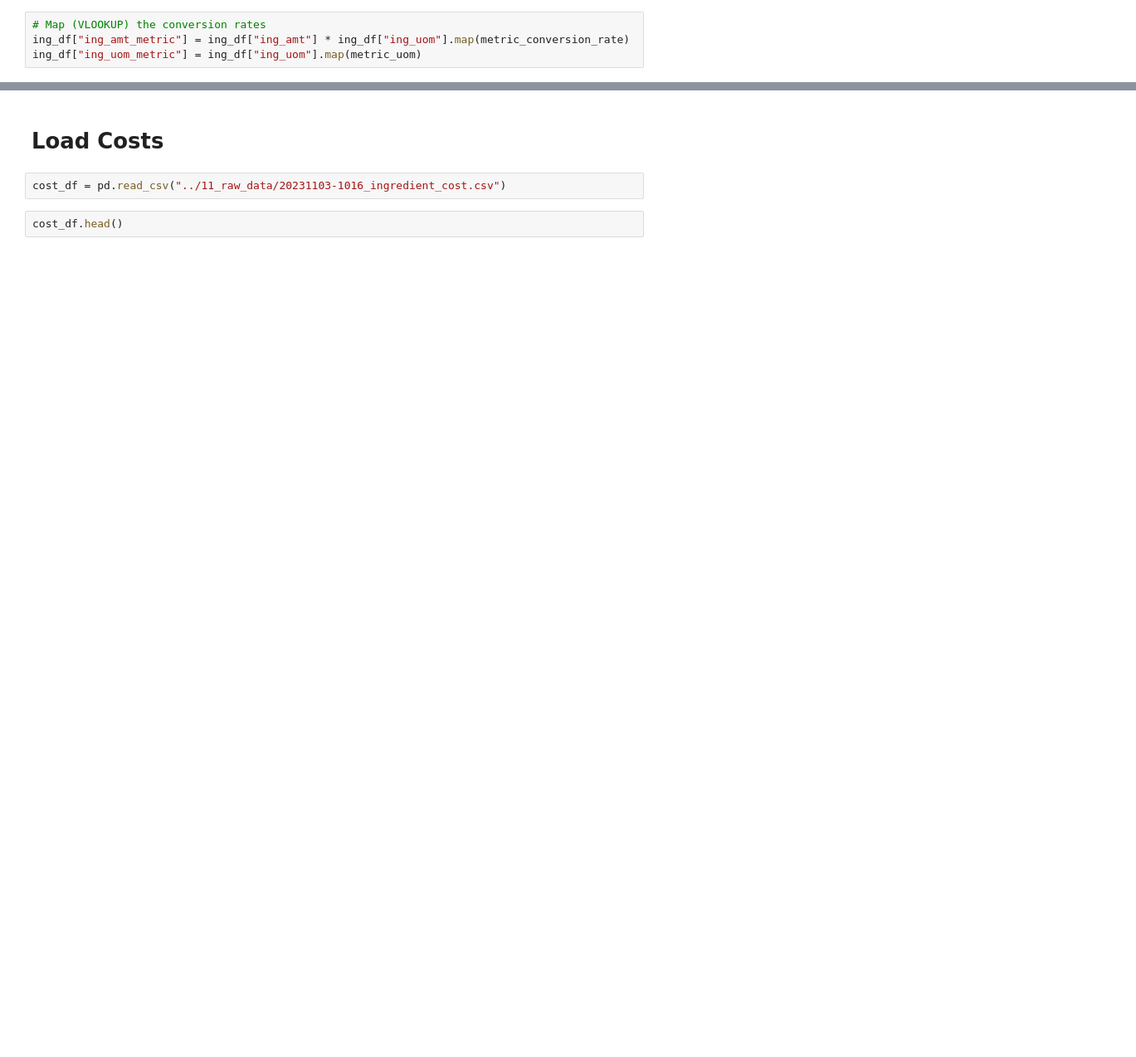
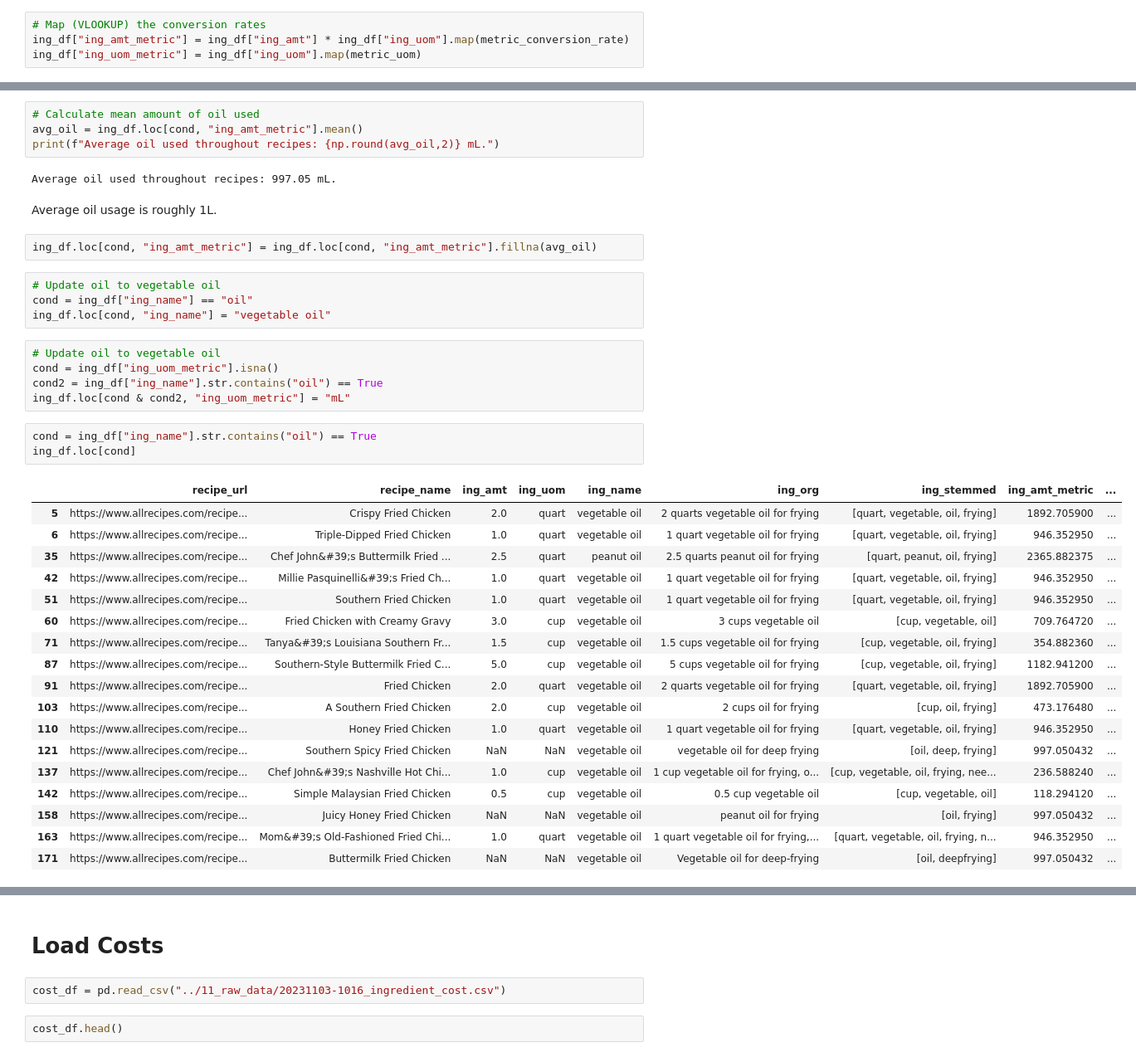
Before and after one commit to andrewyewcy/recipe_classifier, a Jupyter notebook: 30_automation/enrich_data_dev.ipynb, the cells around one changed output, grey strips where cells are left out. Shown: that part at 83% size. Saved outputs shown, nothing was run; the diff lists cells and outputs as text; blank space fills up the shorter version.

```diff
--- a/30_automation/enrich_data_dev.ipynb
+++ b/30_automation/enrich_data_dev.ipynb
@@ -597,0 +1187,41 @@ ing_df
+# %%
+# Calculate mean amount of oil used
+avg_oil = ing_df.loc[cond, "ing_amt_metric"].mean()
+print(f"Average oil used throughout recipes: {np.round(avg_oil,2)} mL.")
+# %% [output]
+Average oil used throughout recipes: 997.05 mL.
+# %% [markdown]
+Average oil usage is roughly 1L.
+# %%
+ing_df.loc[cond, "ing_amt_metric"] = ing_df.loc[cond, "ing_amt_metric"].fillna(avg_oil)
+# %%
+# Update oil to vegetable oil
+cond = ing_df["ing_name"] == "oil"
+ing_df.loc[cond, "ing_name"] = "vegetable oil"
+# %%
+# Update oil to vegetable oil
+cond = ing_df["ing_uom_metric"].isna()
+cond2 = ing_df["ing_name"].str.contains("oil") == True
+ing_df.loc[cond & cond2, "ing_uom_metric"] = "mL"
+# %%
+cond = ing_df["ing_name"].str.contains("oil") == True
+ing_df.loc[cond]
+# %% [output]
+|  | recipe_url | recipe_name | ing_amt | ing_uom | ing_name | ing_org | ing_stemmed | ing_amt_metric | ... |
+| 5 | https://www.allrecipes.com/recipe... | Crispy Fried Chicken | 2.0 | quart | vegetable oil | 2 quarts vegetable oil for frying | [quart, vegetable, oil, frying] | 1892.705900 | ... |
+| 6 | https://www.allrecipes.com/recipe... | Triple-Dipped Fried Chicken | 1.0 | quart | vegetable oil | 1 quart vegetable oil for frying | [quart, vegetable, oil, frying] | 946.352950 | ... |
+| 35 | https://www.allrecipes.com/recipe... | Chef John&#39;s Buttermilk Fried ... | 2.5 | quart | peanut oil | 2.5 quarts peanut oil for frying | [quart, peanut, oil, frying] | 2365.882375 | ... |
+| 42 | https://www.allrecipes.com/recipe... | Millie Pasquinelli&#39;s Fried Ch... | 1.0 | quart | vegetable oil | 1 quart vegetable oil for frying | [quart, vegetable, oil, frying] | 946.352950 | ... |
+| 51 | https://www.allrecipes.com/recipe... | Southern Fried Chicken | 1.0 | quart | vegetable oil | 1 quart vegetable oil for frying | [quart, vegetable, oil, frying] | 946.352950 | ... |
+| 60 | https://www.allrecipes.com/recipe... | Fried Chicken with Creamy Gravy | 3.0 | cup | vegetable oil | 3 cups vegetable oil | [cup, vegetable, oil] | 709.764720 | ... |
+| 71 | https://www.allrecipes.com/recipe... | Tanya&#39;s Louisiana Southern Fr... | 1.5 | cup | vegetable oil | 1.5 cups vegetable oil for frying | [cup, vegetable, oil, frying] | 354.882360 | ... |
+| 87 | https://www.allrecipes.com/recipe... | Southern-Style Buttermilk Fried C... | 5.0 | cup | vegetable oil | 5 cups vegetable oil for frying | [cup, vegetable, oil, frying] | 1182.941200 | ... |
+| 91 | https://www.allrecipes.com/recipe... | Fried Chicken | 2.0 | quart | vegetable oil | 2 quarts vegetable oil for frying | [quart, vegetable, oil, frying] | 1892.705900 | ... |
+| 103 | https://www.allrecipes.com/recipe... | A Southern Fried Chicken | 2.0 | cup | vegetable oil | 2 cups oil for frying | [cup, oil, frying] | 473.176480 | ... |
+| 110 | https://www.allrecipes.com/recipe... | Honey Fried Chicken | 1.0 | quart | vegetable oil | 1 quart vegetable oil for frying | [quart, vegetable, oil, frying] | 946.352950 | ... |
+| 121 | https://www.allrecipes.com/recipe... | Southern Spicy Fried Chicken | NaN | NaN | vegetable oil | vegetable oil for deep frying | [oil, deep, frying] | 997.050432 | ... |
+| 137 | https://www.allrecipes.com/recipe... | Chef John&#39;s Nashville Hot Chi... | 1.0 | cup | vegetable oil | 1 cup vegetable oil for frying, o... | [cup, vegetable, oil, frying, nee... | 236.588240 | ... |
+| 142 | https://www.allrecipes.com/recipe... | Simple Malaysian Fried Chicken | 0.5 | cup | vegetable oil | 0.5 cup vegetable oil | [cup, vegetable, oil] | 118.294120 | ... |
+| 158 | https://www.allrecipes.com/recipe... | Juicy Honey Fried Chicken | NaN | NaN | vegetable oil | peanut oil for frying | [oil, frying] | 997.050432 | ... |
+| 163 | https://www.allrecipes.com/recipe... | Mom&#39;s Old-Fashioned Fried Chi... | 1.0 | quart | vegetable oil | 1 quart vegetable oil for frying,... | [quart, vegetable, oil, frying, n... | 946.352950 | ... |
+| 171 | https://www.allrecipes.com/recipe... | Buttermilk Fried Chicken | NaN | NaN | vegetable oil | Vegetable oil for deep-frying | [oil, deepfrying] | 997.050432 | ... |
```
Also changed, not shown: parts of 79 cells of this notebook.
